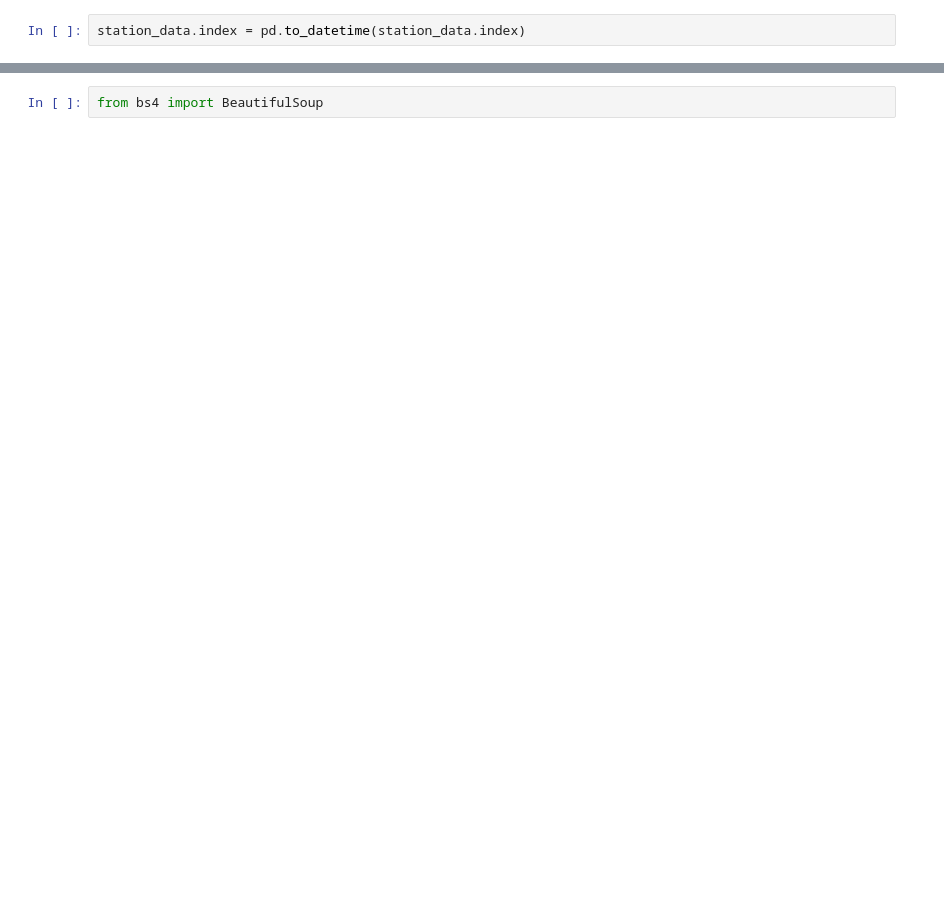
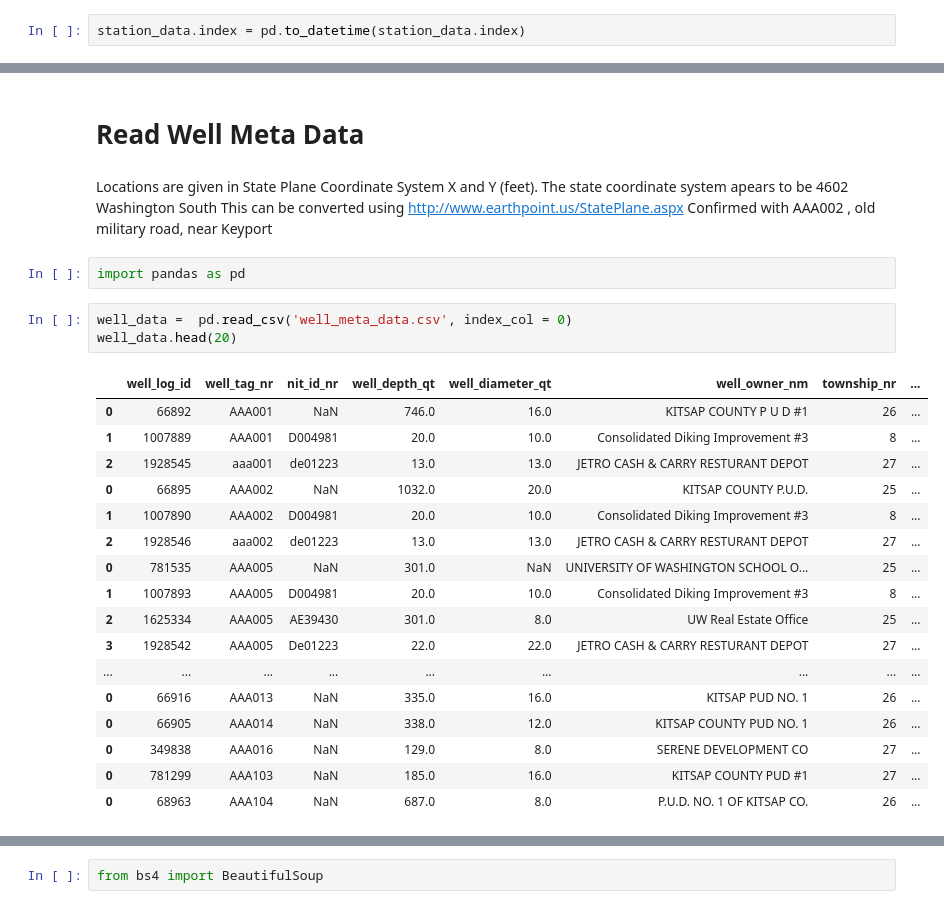
Before and after one commit to InternetGareth/Local_Weather, a Jupyter notebook: Scrape_Kitsap_PUD.ipynb, the cells around one changed output, grey strips where cells are left out. Saved outputs shown, nothing was run; the diff lists cells and outputs as text; blank space fills up the shorter version.

```diff
--- a/Scrape_Kitsap_PUD.ipynb
+++ b/Scrape_Kitsap_PUD.ipynb
@@ -72,0 +434,29 @@ station_data.index = pd.to_datetime(station_data.index)
+# %% [markdown]
+# Read Well Meta Data
+# %% [markdown]
+Locations are given in State Plane Coordinate System X and Y (feet). The state coordinate system apears to be 4602 Washington South
+This can be converted using http://www.earthpoint.us/StatePlane.aspx
+    Confirmed with AAA002 , old military road, near Keyport
+# %%
+import pandas as pd
+# %%
+well_data =  pd.read_csv('well_meta_data.csv', index_col = 0)
+well_data.head(20)
+# %% [output]
+|  | well_log_id | well_tag_nr | nit_id_nr | well_depth_qt | well_diameter_qt | well_owner_nm | township_nr | ... |
+| 0 | 66892 | AAA001 | NaN | 746.0 | 16.0 | KITSAP COUNTY P U D #1 | 26 | ... |
+| 1 | 1007889 | AAA001 | D004981 | 20.0 | 10.0 | Consolidated Diking Improvement #3 | 8 | ... |
+| 2 | 1928545 | aaa001 | de01223 | 13.0 | 13.0 | JETRO CASH & CARRY RESTURANT DEPOT | 27 | ... |
+| 0 | 66895 | AAA002 | NaN | 1032.0 | 20.0 | KITSAP COUNTY P.U.D. | 25 | ... |
+| 1 | 1007890 | AAA002 | D004981 | 20.0 | 10.0 | Consolidated Diking Improvement #3 | 8 | ... |
+| 2 | 1928546 | aaa002 | de01223 | 13.0 | 13.0 | JETRO CASH & CARRY RESTURANT DEPOT | 27 | ... |
+| 0 | 781535 | AAA005 | NaN | 301.0 | NaN | UNIVERSITY OF WASHINGTON SCHOOL O... | 25 | ... |
+| 1 | 1007893 | AAA005 | D004981 | 20.0 | 10.0 | Consolidated Diking Improvement #3 | 8 | ... |
+| 2 | 1625334 | AAA005 | AE39430 | 301.0 | 8.0 | UW Real Estate Office | 25 | ... |
+| 3 | 1928542 | AAA005 | De01223 | 22.0 | 22.0 | JETRO CASH & CARRY RESTURANT DEPOT | 27 | ... |
+| ... | ... | ... | ... | ... | ... | ... | ... | ... |
+| 0 | 66916 | AAA013 | NaN | 335.0 | 16.0 | KITSAP PUD NO. 1 | 26 | ... |
+| 0 | 66905 | AAA014 | NaN | 338.0 | 12.0 | KITSAP COUNTY PUD NO. 1 | 26 | ... |
+| 0 | 349838 | AAA016 | NaN | 129.0 | 8.0 | SERENE DEVELOPMENT CO | 27 | ... |
+| 0 | 781299 | AAA103 | NaN | 185.0 | 16.0 | KITSAP COUNTY PUD #1 | 27 | ... |
+| 0 | 68963 | AAA104 | NaN | 687.0 | 8.0 | P.U.D. NO. 1 OF KITSAP CO. | 26 | ... |
```
Also changed, not shown: parts of 44 cells of this notebook, 7 other files.
